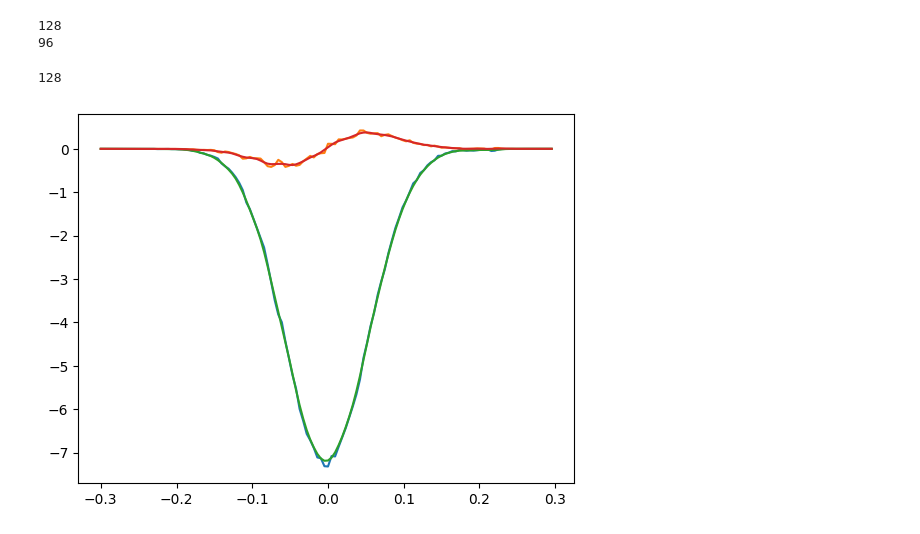
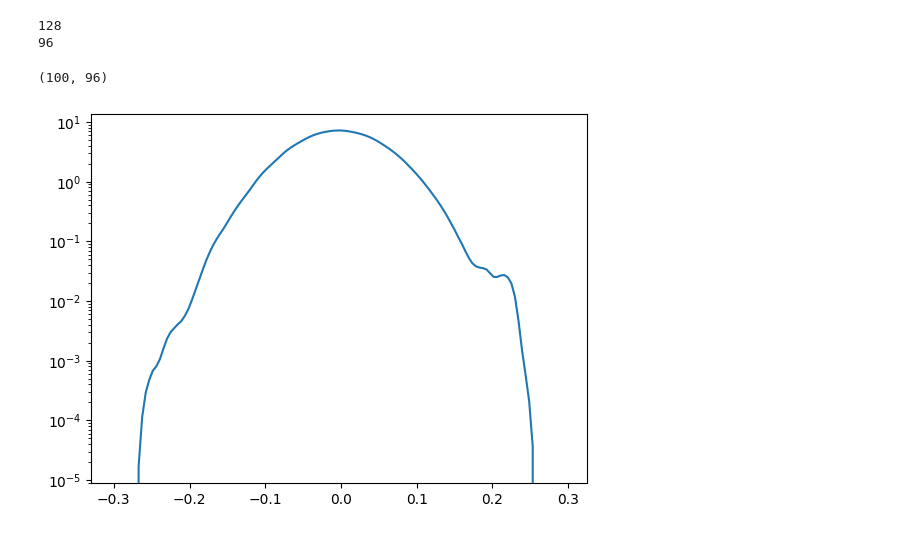
Before and after one commit to dschneidinger/222B_Landau_Damping_2024, a Jupyter notebook: 2-Landau_damping_in_PIC/EPW/klD-0.33_vth-0.055c/FPC_scratchbook.ipynb, the cells around one changed output. Cells and saved outputs as stored; diff of their text form; code cells hidden in the pictures.

```diff
--- a/2-Landau_damping_in_PIC/EPW/klD-0.33_vth-0.055c/FPC_scratchbook.ipynb
+++ b/2-Landau_damping_in_PIC/EPW/klD-0.33_vth-0.055c/FPC_scratchbook.ipynb
@@ -81,20 +121,24 @@ def gradv_ave(array):
 96
 # %%
 P = coarse_grained_in_v(phasearray)
-gradP = gradv_ave(P)
-v_input = v_p.tolist()
-v_ave = v_input[3:-3]
+Q = coarse_grained_in_x(P)
+gradP = gradv(P)
+#v_input = v_p.tolist()
+#v_ave = v_input[3:-3]
 #print(P)
 #plt.plot(v_p,position_averaged_f_v(phasearray))
 #plt.plot(v_p,phasearray[:,80])
 #plt.plot(v_p,np.gradient(phasearray[:,80]))
 #phasearray[70,:]
-plt.plot(v_p,phasearray[:,80])
-plt.plot(v_p,np.gradient(phasearray[:,80]))
-plt.plot(v_p,P[:,80])
-plt.plot(v_p,gradP[:,80])
+#plt.plot(v_p,phasearray[:,80])
+#plt.plot(v_p,np.gradient(phasearray[:,80]))
+#plt.plot(v_p,P[:,80])
+#plt.plot(v_p,gradP[:,80])
+
+plt.semilogy(v_p,abs(P[:,80]))
 
 len(np.gradient(P[:,80]))
+np.shape(e1_D_xt)
 # %% [output]
-128
+(100, 96)
-[figure, old version]
+[figure, new version]
```
Also changed, not shown: parts of 3 cells of this notebook.
